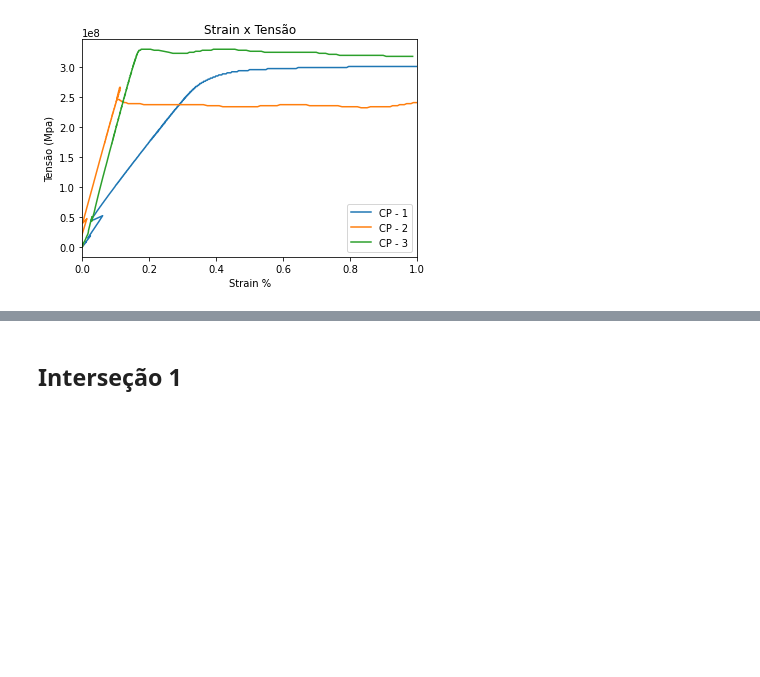
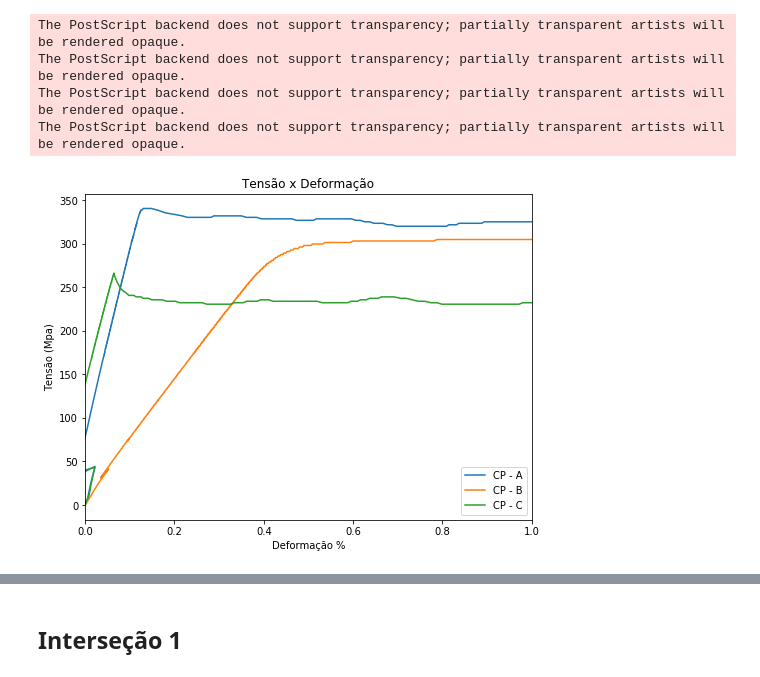
Before and after one commit to delattre1/analise-propriedades-mecanicas, a Jupyter notebook: analise_tracao/analise_cp1.ipynb, the cells around one changed output, grey strips where cells are left out. Drawn from its saved outputs; the diff is of its cells as text; code cells hidden in the pictures; blank space fills up the shorter version.

```diff
--- a/analise_tracao/analise_cp1.ipynb
+++ b/analise_tracao/analise_cp1.ipynb
@@ -16,0 +14,4 @@ df_corpo_prova_3 = pd.read_csv("ensaio_tracao_cp_3.csv",decimal=",",delimiter=";
+# %%
+df_corpo_prova_1 = pd.read_excel("5A.xlsx", engine="openpyxl")
+df_corpo_prova_2 = pd.read_excel("5B.xlsx", engine="openpyxl")
+df_corpo_prova_3 = pd.read_excel("5C.xlsx", engine="openpyxl")
@@ -17,18 +27,22 @@ df_corpo_prova_3 = pd.read_csv("ensaio_tracao_cp_3.csv",decimal=",",delimiter=";
 # %%
 #grafico tensao X deformacao - até 1%
-diametro_cp1 = 8.5*0.001
-diametro_cp2 = .0086
-diametro_cp3 = .00865
-l0 = 63.3 #tamanho inciial da barra
+diametro_cp1 = df_corpo_prova_1['Diâmetro (mm)'][0]
+diametro_cp2 = df_corpo_prova_2['Diâmetro (mm)'][0]
+diametro_cp3 = df_corpo_prova_3['Diâmetro (mm)'][0]
+
+tam_final_barra_cp1 = df_corpo_prova_1['Lf (mm)'][0]
+tam_final_barra_cp2 = df_corpo_prova_2['Lf (mm)'][0]
+tam_final_barra_cp3 = df_corpo_prova_3['Lf (mm)'][0]
+l0 = 50 #tamanho inciial da barra
 
 sec_transv1 = calcula_area_secao_transv(diametro_cp1)
 tensao1 = calcula_tensao(df_corpo_prova_1["Force (N)"], sec_transv1)
-df_corpo_prova_1["Tensão"] = tensao1
+df_corpo_prova_1["Tensão [MPa]"] = tensao1
 
 sec_transv2 = calcula_area_secao_transv(diametro_cp2)
 tensao2 = calcula_tensao(df_corpo_prova_2["Force (N)"], sec_transv2)
-df_corpo_prova_2["Tensão"] = tensao2
+df_corpo_prova_2["Tensão [MPa]"] = tensao2
 
 sec_transv3 = calcula_area_secao_transv(diametro_cp3)
 tensao3 = calcula_tensao(df_corpo_prova_3["Force (N)"], sec_transv3)
-df_corpo_prova_3["Tensão"] = tensao3
+df_corpo_prova_3["Tensão [MPa]"] = tensao3
@@ -35,16 +65,23 @@ df_corpo_prova_3["Tensão"] = tensao3
 # %%
-# plt.figure(figsize=(8,6))
+plt.figure(figsize=(8,6))
 
-plt.plot(df_corpo_prova_1['Strain (%)'][:811],df_corpo_prova_1['Tensão'][:811], label="CP - 1")
-plt.plot(df_corpo_prova_2['Strain (%)'][:657],df_corpo_prova_2['Tensão'][:657], label="CP - 2")
-plt.plot(df_corpo_prova_3['Strain (%)'][:741],df_corpo_prova_3['Tensão'][:741], label="CP - 3")
+plt.plot(df_corpo_prova_1['Strain (%)'][:776],df_corpo_prova_1['Tensão [MPa]'][:776], label="CP - A")
+plt.plot(df_corpo_prova_2['Strain (%)'][:872],df_corpo_prova_2['Tensão [MPa]'][:872], label="CP - B")
+plt.plot(df_corpo_prova_3['Strain (%)'][:752],df_corpo_prova_3['Tensão [MPa]'][:752], label="CP - C")
+
+modulo_de_elasticidade = 1/10
 
 plt.legend()
 plt.xlim(0,1)
-plt.xlabel("Strain %")
+plt.xlabel("Deformação %")
 plt.ylabel("Tensão (Mpa)")
 
-plt.title("Strain x Tensão")
+plt.title("Tensão x Deformação")
+plt.savefig("tensaoxdeformacao_3cpjuntos.eps", format="eps", bbox_inches="tight")
 plt.show()
 # %% [output]
+The PostScript backend does not support transparency; partially transparent artists will be rendered opaque.
+The PostScript backend does not support transparency; partially transparent artists will be rendered opaque.
+The PostScript backend does not support transparency; partially transparent artists will be rendered opaque.
+The PostScript backend does not support transparency; partially transparent artists will be rendered opaque.
-[figure, old version]
+[figure, new version]
```
Also changed, not shown: parts of 33 cells of this notebook, 13 other files.
